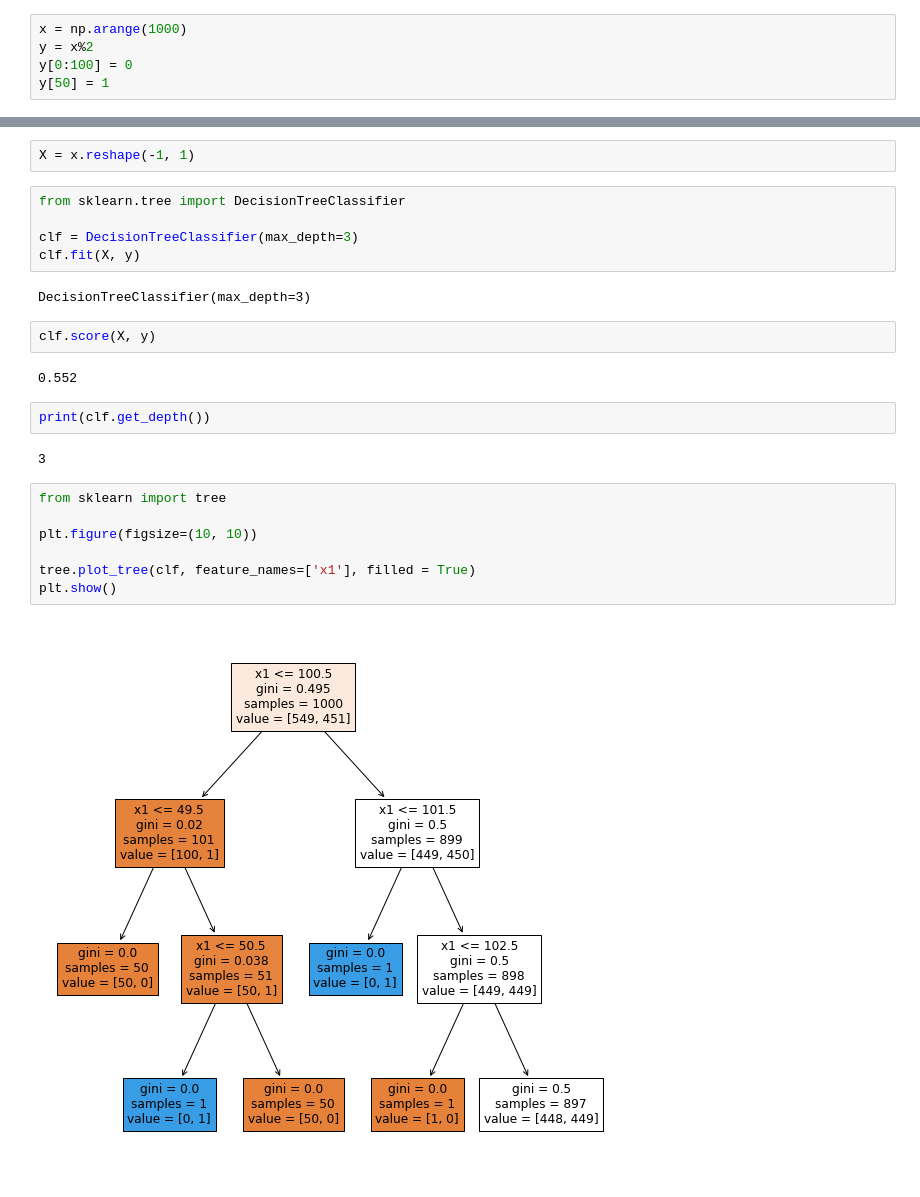
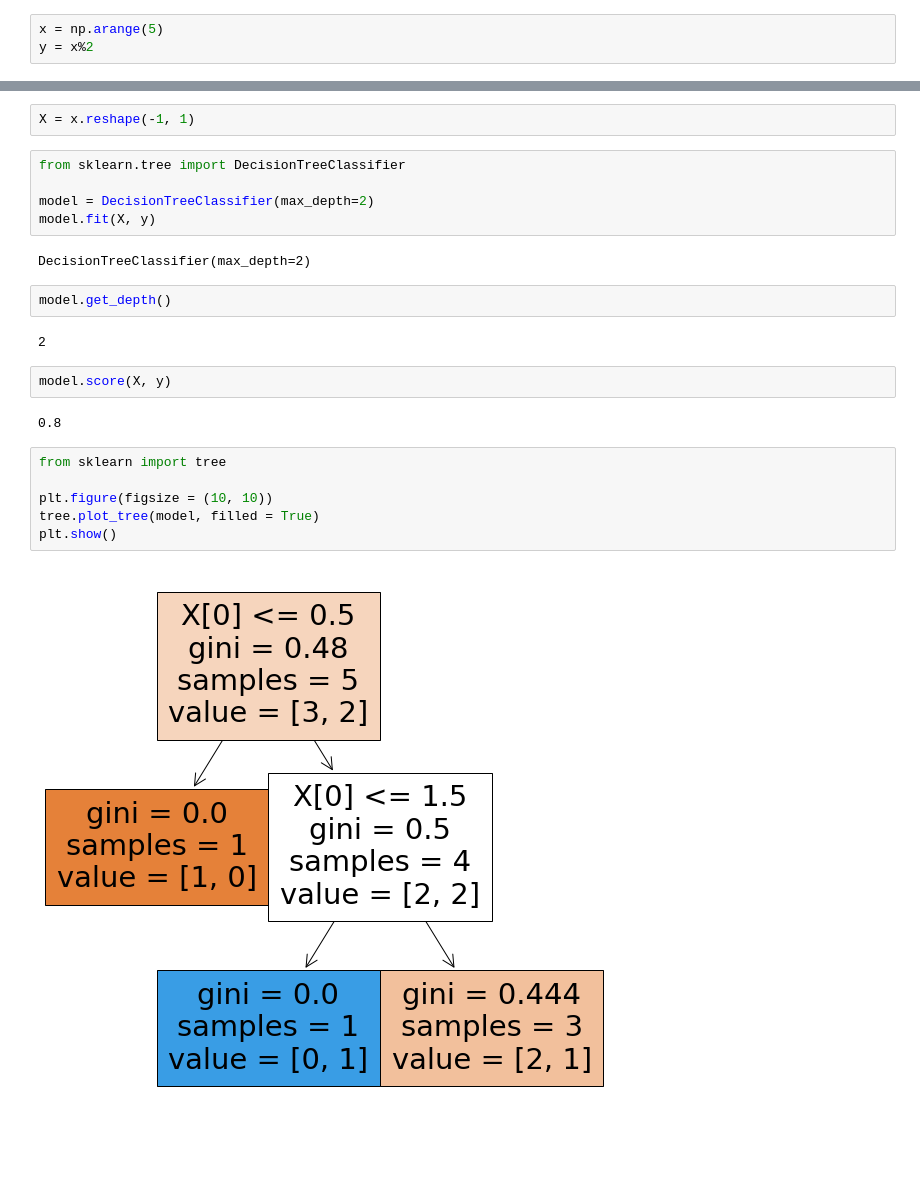
Before and after one commit to Diwakar-Gupta/LrcDataScience, a Jupyter notebook: 22-01-31-Decision_Tree/Codes.ipynb, the cells around one changed output, grey strips where cells are left out. Drawn from its saved outputs; the diff is of its cells as text; blank space fills up the shorter version.

```diff
--- a/22-01-31-Decision_Tree/Codes.ipynb
+++ b/22-01-31-Decision_Tree/Codes.ipynb
@@ -41,5 +21,3 @@ import numpy as np
 # %%
-x = np.arange(1000)
+x = np.arange(5)
 y = x%2
-y[0:100] = 0
-y[50] = 1
@@ -48,24 +31,23 @@ X = x.reshape(-1, 1)
 # %%
 from sklearn.tree import DecisionTreeClassifier
 
-clf = DecisionTreeClassifier(max_depth=3)
-clf.fit(X, y)
+model = DecisionTreeClassifier(max_depth=2)
+model.fit(X, y)
 # %% [output]
-DecisionTreeClassifier(max_depth=3)
+DecisionTreeClassifier(max_depth=2)
+# %%
+model.get_depth()
+# %% [output]
+2
 # %%
-clf.score(X, y)
+model.score(X, y)
 # %% [output]
-0.552
+0.8
-# %%
-print(clf.get_depth())
-# %% [output]
-3
 # %%
 from sklearn import tree
 
-plt.figure(figsize=(10, 10))
-
-tree.plot_tree(clf, feature_names=['x1'], filled = True)
+plt.figure(figsize = (10, 10))
+tree.plot_tree(model, filled = True)
 plt.show()
 # %% [output]
-[figure, old version]
+[figure, new version]
```
Also changed, not shown: parts of 34 cells of this notebook.
